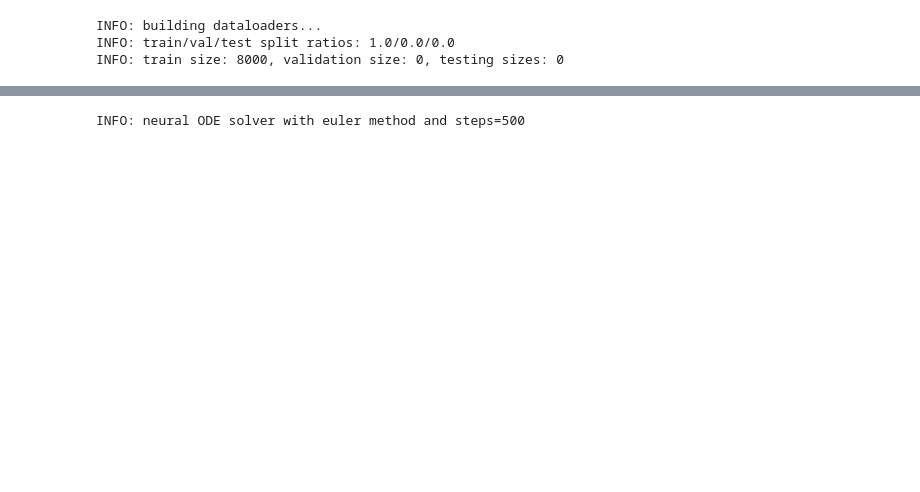
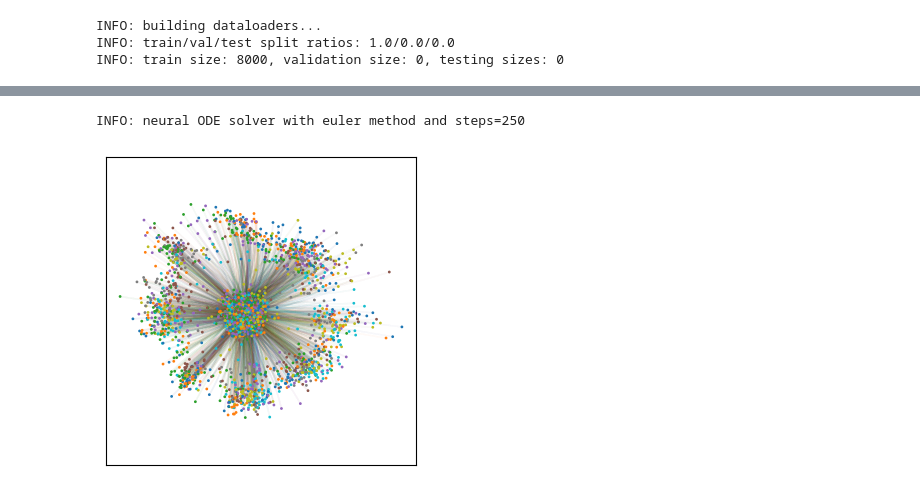
Before and after one commit to dfaroughy/CMB, a Jupyter notebook: experiments/gaussians.ipynb, the cells around one changed output, grey strips where cells are left out. Drawn from its saved outputs; the diff is of its cells as text; code cells hidden in the pictures; blank space fills up the shorter version.

```diff
--- a/experiments/gaussians.ipynb
+++ b/experiments/gaussians.ipynb
@@ -136,11 +136,11 @@ conf.NUM_SAMPLING_STEPS = 500
 pipeline = CFMPipeline(trained_model=model, config=conf)
 # %%
-input_source = torch.randn(1600, 2) * 0.1
+input_source = torch.randn(8000, 2) * 0.1
 labels = torch.randint(low=0, high=8, size=(input_source.shape[0],))
 
 pipeline.generate_samples(input_source, context=labels.unsqueeze(1))
 # %% [output]
-INFO: neural ODE solver with euler method and steps=500
+INFO: neural ODE solver with euler method and steps=250
 # %%
 def plot_trajectories(traj, labels, N=100000):
     """Plot trajectories of some selected samples."""
@@ -153,6 +153,10 @@ def plot_trajectories(traj, labels, N=100000):
     plt.yticks([])
     plt.axis('equal')
     plt.show()
+# %%
+plot_trajectories(pipeline.trajectories, labels, N=1600)
+# %% [output]
+[figure, added]
 # %%
 plot_trajectories(pipeline.trajectories, labels, N=800)
 # %% [output]
```
Also changed, not shown: parts of 4 cells of this notebook, 1 other file.
